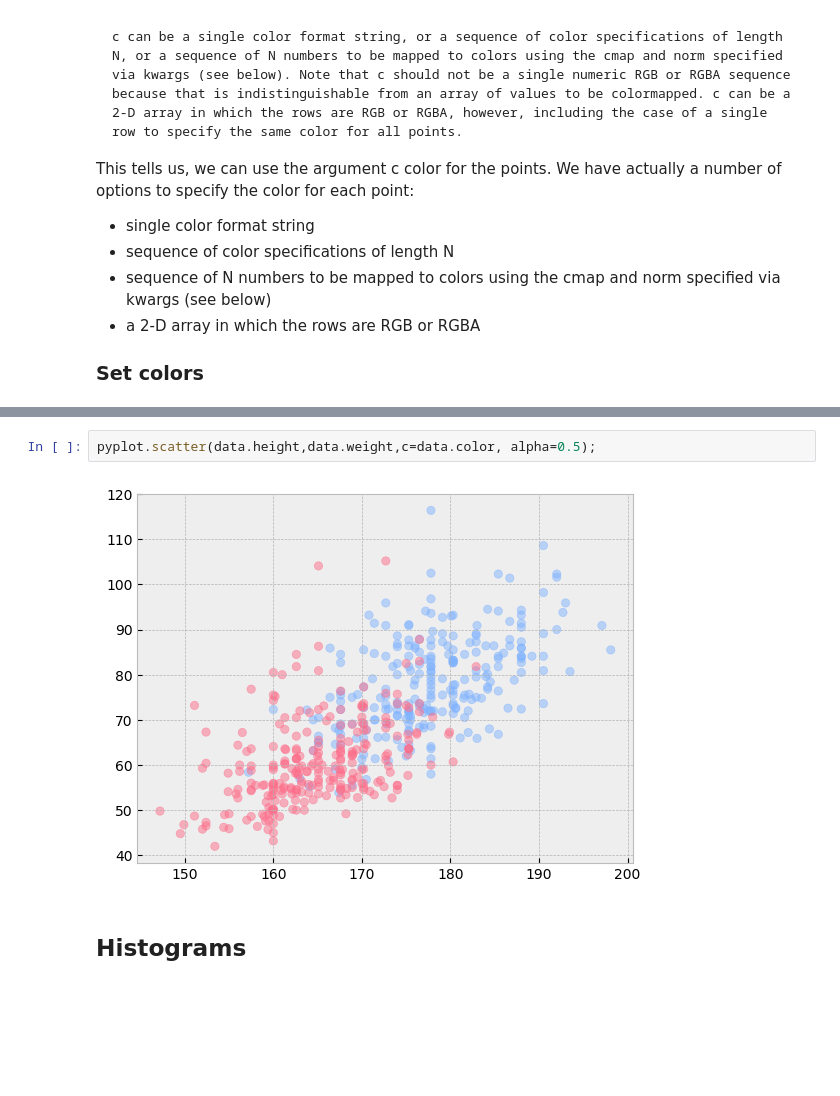
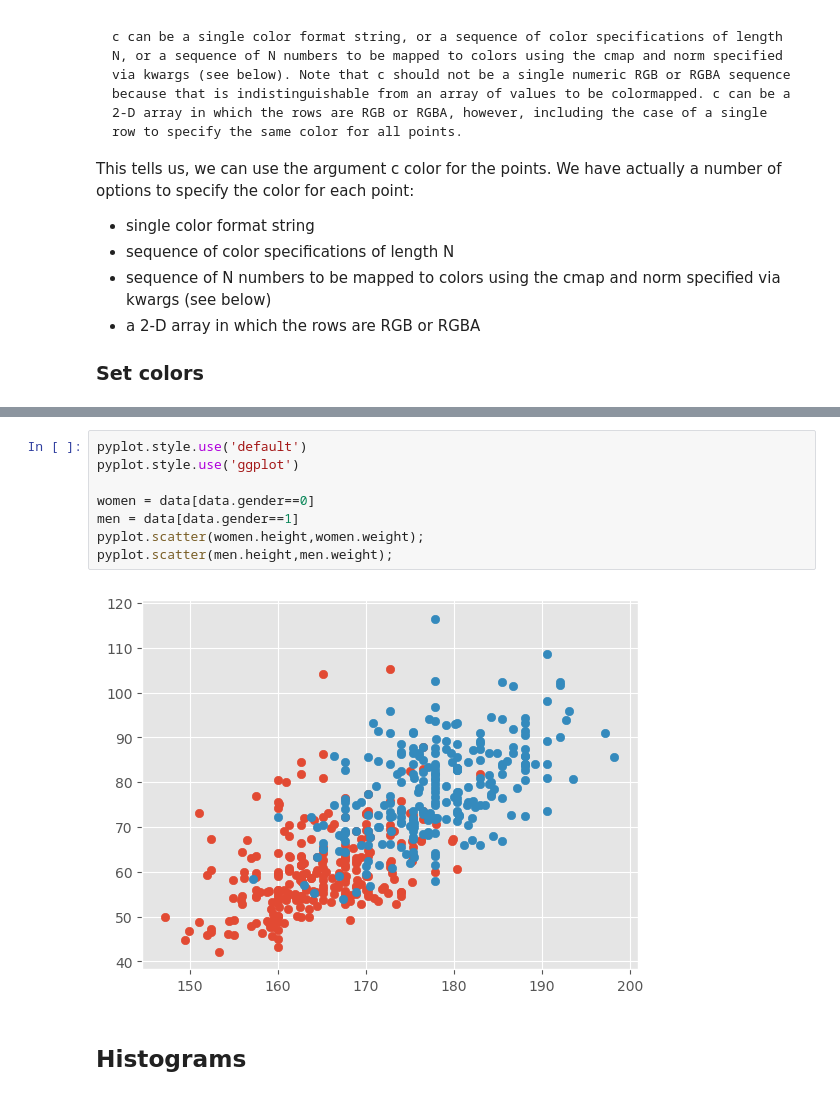
Before and after one commit to dvanderelst-classes/python-class, a Jupyter notebook: 19_Matplotlib_advanced/Advanced Plotting.ipynb, the cells around one changed output, grey strips where cells are left out. Drawn from its saved outputs; the diff is of its cells as text; blank space fills up the shorter version.

```diff
--- a/19_Matplotlib_advanced/Advanced Plotting.ipynb
+++ b/19_Matplotlib_advanced/Advanced Plotting.ipynb
@@ -100,7 +76,13 @@ See the caveats in the documentation: http://pandas.pydata.org/pandas-docs/stabl
-# %%
-pyplot.scatter(data.height,data.weight,c=data.color, alpha=0.5);
-# %% [output]
-[figure, removed]
+# %%
+pyplot.style.use('default')
+pyplot.style.use('ggplot')
+
+women = data[data.gender==0]
+men = data[data.gender==1]
+pyplot.scatter(women.height,women.weight);
+pyplot.scatter(men.height,men.weight);
+# %% [output]
+[figure, added]
 # %% [markdown]
 ## Histograms
 # %%
```
Also changed, not shown: parts of 5 cells of this notebook, 3 other files.
